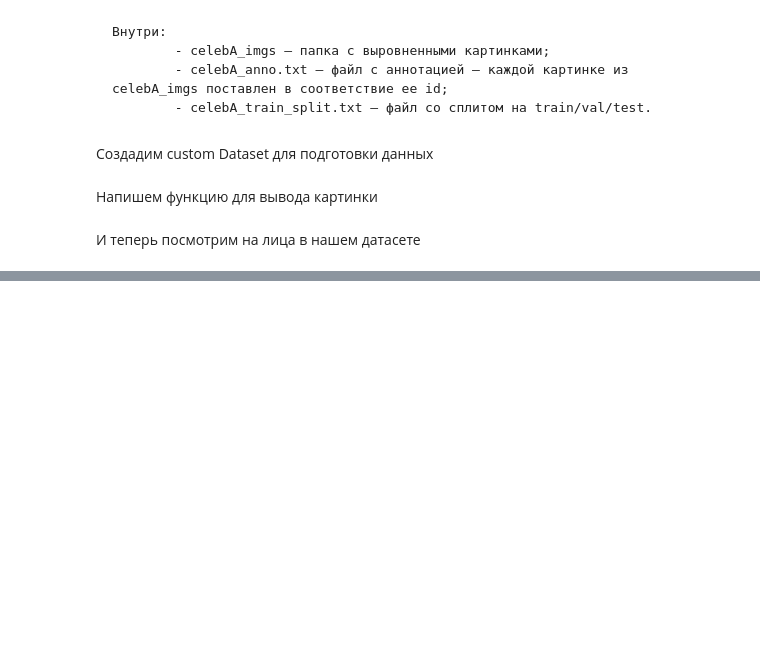
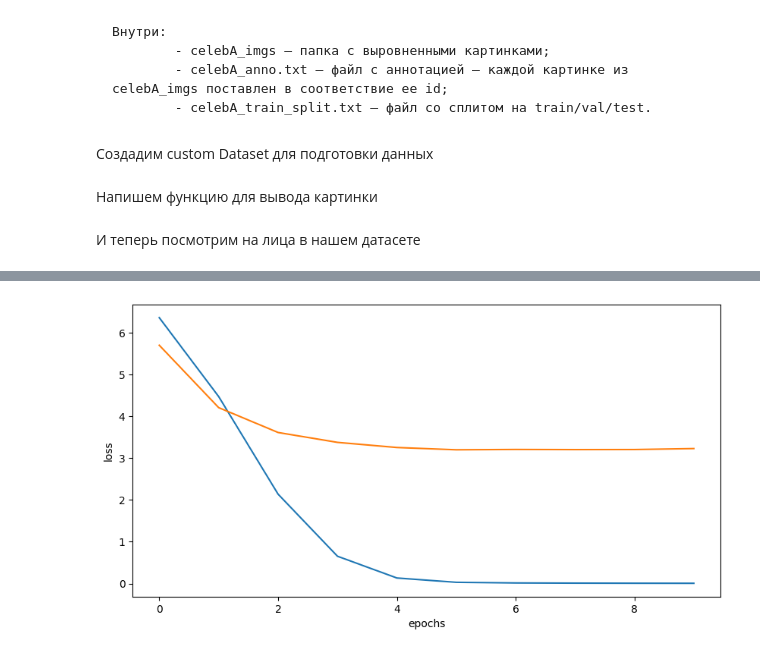
Before and after one commit to whykitsune/DLS-part1-autumn2024, a Jupyter notebook: project_face_recognition.ipynb, the cells around one changed output, grey strips where cells are left out. Drawn from its saved outputs; the diff is of its cells as text; code cells hidden in the pictures; blank space fills up the shorter version.

Commit message:
project: trained the model (not final)

```diff
--- a/project_face_recognition.ipynb
+++ b/project_face_recognition.ipynb
@@ -170,0 +230,2 @@ test_dataloader = DataLoader(test_dataset, batch_size=32, shuffle=False)
+# %%
+model = models.resnet50(weights="IMAGENET1K_V2")
@@ -170,0 +234,5 @@ test_dataloader = DataLoader(test_dataset, batch_size=32, shuffle=False)
+# %%
+optimizer = torch.optim.Adam(model.parameters(), lr=1e-4)
+loss_fn = nn.CrossEntropyLoss()
+# %%
+history = train(tr_dataloader, val_dataloader, model, optimizer, loss_fn, 10)
@@ -170,0 +250,11 @@ test_dataloader = DataLoader(test_dataset, batch_size=32, shuffle=False)
+# %%
+train_loss, train_acc, val_loss, val_acc = zip(*history)
+# %%
+plt.figure(figsize=(10, 5))
+plt.plot(train_loss, label="train_loss")
+plt.plot(val_loss, label="val_loss")
+plt.xlabel("epochs")
+plt.ylabel("loss")
+plt.show()
+# %% [output]
+[figure, added]
```
Also changed, not shown: parts of 15 cells of this notebook.
